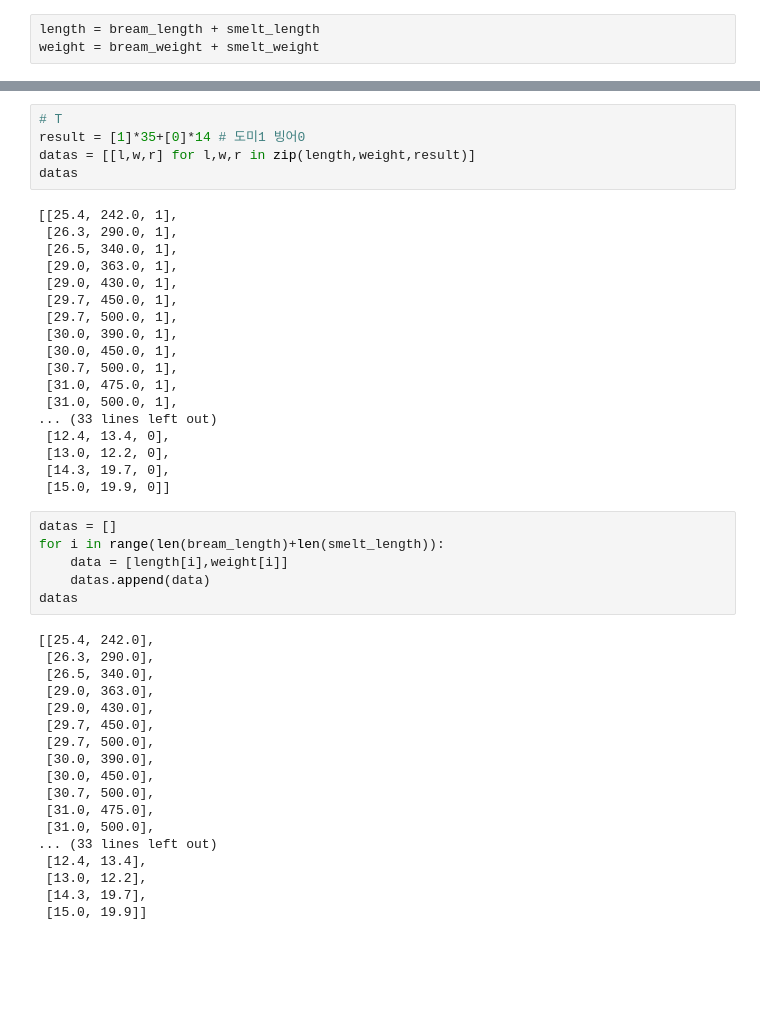
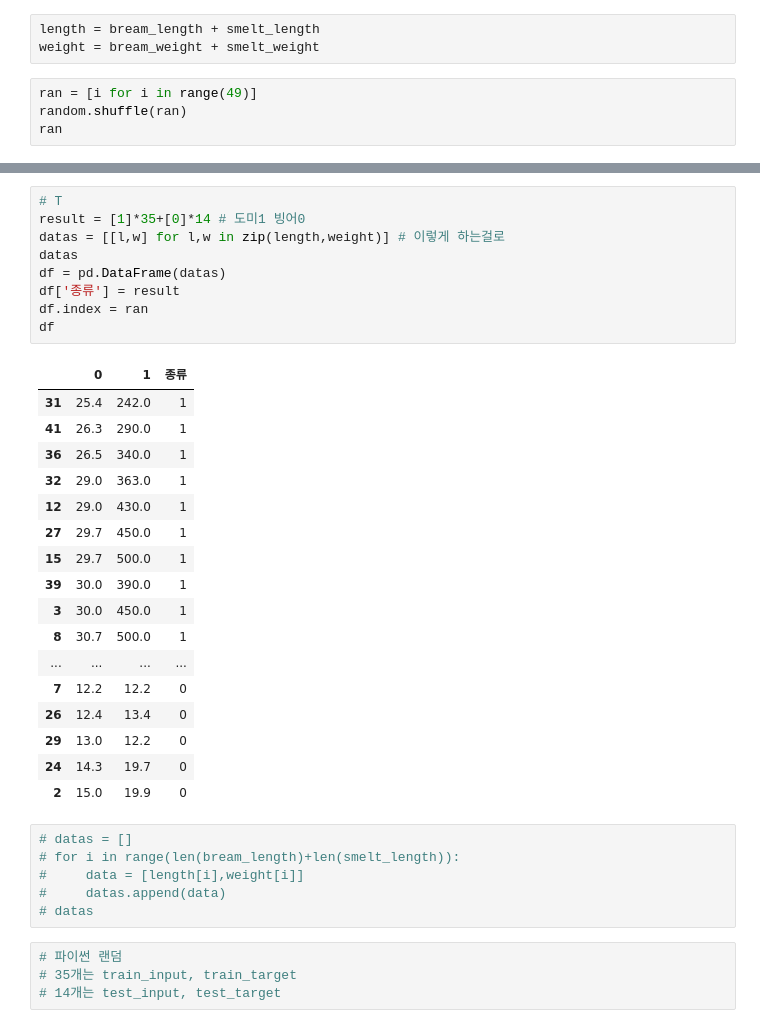
Before and after one commit to studypython99/Medical-1, a Jupyter notebook: m0517/m0517_06@@.ipynb, the cells around one changed output, grey strips where cells are left out. Cells and saved outputs as stored; diff of their text form; blank space fills up the shorter version.

```diff
--- a/m0517/m0517_06@@.ipynb
+++ b/m0517/m0517_06@@.ipynb
@@ -34,3 +41,7 @@ len(smelt_length) # 14 빙어
 # %%
 length = bream_length + smelt_length
 weight = bream_weight + smelt_weight
+# %%
+ran = [i for i in range(49)]
+random.shuffle(ran)
+ran
@@ -37,47 +66,37 @@ weight = bream_weight + smelt_weight
 # %%
 # T
 result = [1]*35+[0]*14 # 도미1 빙어0
-datas = [[l,w,r] for l,w,r in zip(length,weight,result)]
+datas = [[l,w] for l,w in zip(length,weight)] # 이렇게 하는걸로
 datas
+df = pd.DataFrame(datas)
+df['종류'] = result
+df.index = ran
+df
 # %% [output]
-[[25.4, 242.0, 1],
- [26.3, 290.0, 1],
- [26.5, 340.0, 1],
- [29.0, 363.0, 1],
- [29.0, 430.0, 1],
- [29.7, 450.0, 1],
- [29.7, 500.0, 1],
- [30.0, 390.0, 1],
- [30.0, 450.0, 1],
- [30.7, 500.0, 1],
- [31.0, 475.0, 1],
- [31.0, 500.0, 1],
-... (33 lines left out)
- [12.4, 13.4, 0],
- [13.0, 12.2, 0],
- [14.3, 19.7, 0],
- [15.0, 19.9, 0]]
+|  | 0 | 1 | 종류 |
+| 31 | 25.4 | 242.0 | 1 |
+| 41 | 26.3 | 290.0 | 1 |
+| 36 | 26.5 | 340.0 | 1 |
+| 32 | 29.0 | 363.0 | 1 |
+| 12 | 29.0 | 430.0 | 1 |
+| 27 | 29.7 | 450.0 | 1 |
+| 15 | 29.7 | 500.0 | 1 |
+| 39 | 30.0 | 390.0 | 1 |
+| 3 | 30.0 | 450.0 | 1 |
+| 8 | 30.7 | 500.0 | 1 |
+| ... | ... | ... | ... |
+| 7 | 12.2 | 12.2 | 0 |
+| 26 | 12.4 | 13.4 | 0 |
+| 29 | 13.0 | 12.2 | 0 |
+| 24 | 14.3 | 19.7 | 0 |
+| 2 | 15.0 | 19.9 | 0 |
 # %%
-datas = []
-for i in range(len(bream_length)+len(smelt_length)):
-    data = [length[i],weight[i]]
-    datas.append(data)
-datas
+# datas = []
+# for i in range(len(bream_length)+len(smelt_length)):
+#     data = [length[i],weight[i]]
+#     datas.append(data)
+# datas
-# %% [output]
-[[25.4, 242.0],
- [26.3, 290.0],
- [26.5, 340.0],
- [29.0, 363.0],
- [29.0, 430.0],
- [29.7, 450.0],
- [29.7, 500.0],
- [30.0, 390.0],
- [30.0, 450.0],
- [30.7, 500.0],
- [31.0, 475.0],
- [31.0, 500.0],
-... (33 lines left out)
- [12.4, 13.4],
- [13.0, 12.2],
- [14.3, 19.7],
- [15.0, 19.9]]
+# %%
+# 파이썬 랜덤
+# 35개는 train_input, train_target
+# 14개는 test_input, test_target
```
Also changed, not shown: parts of 8 cells of this notebook, 37 other files.
